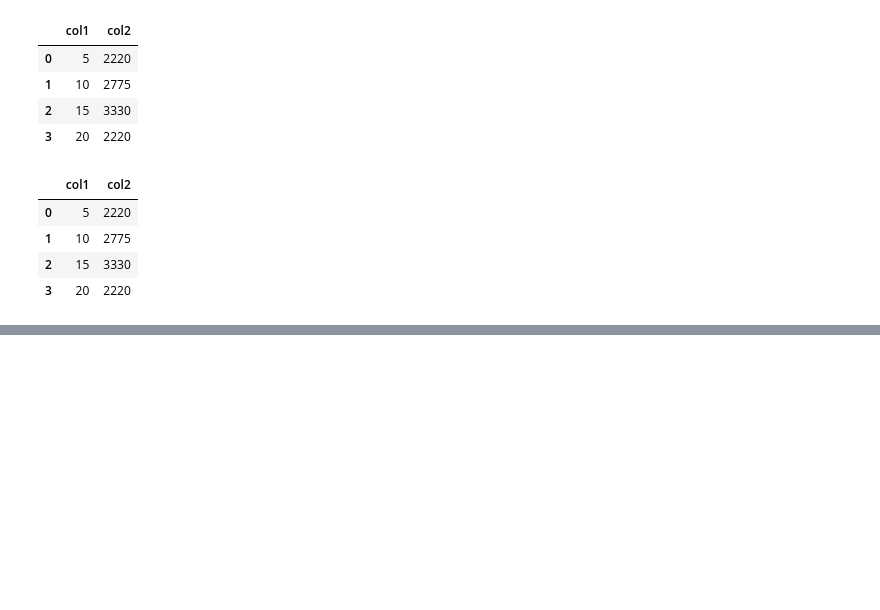
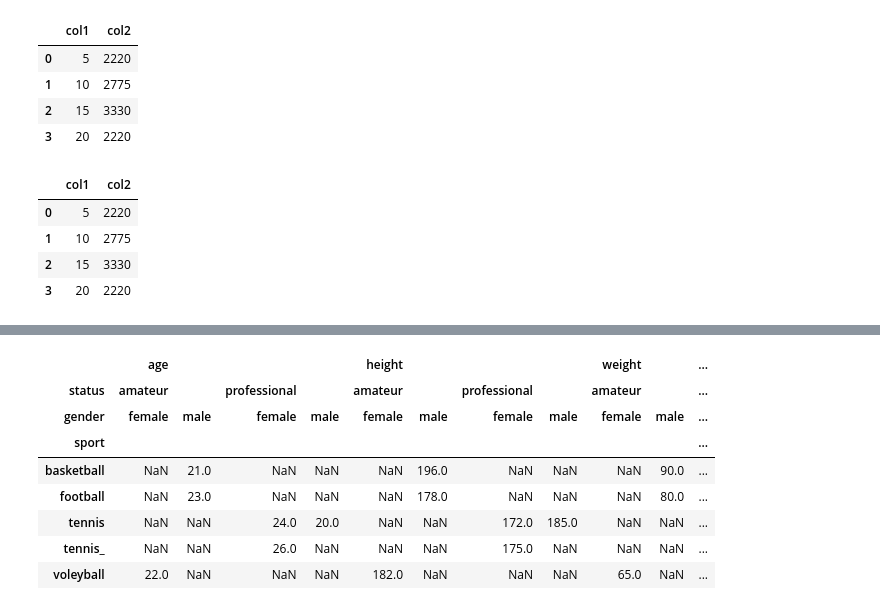
Before and after one commit to bulent-1111/Data_Science, a Jupyter notebook: DE_Pandas_Unterricht_Notebook/05_Pandas_Wiederholt.ipynb, the cells around one changed output, grey strips where cells are left out. Drawn from its saved outputs; the diff is of its cells as text; code cells hidden in the pictures; blank space fills up the shorter version.

```diff
--- a/DE_Pandas_Unterricht_Notebook/05_Pandas_Wiederholt.ipynb
+++ b/DE_Pandas_Unterricht_Notebook/05_Pandas_Wiederholt.ipynb
@@ -1030,0 +1336,10 @@ df_.apply(lambda x : x*5)
+# %%
+data = {'gender':['male', 'female', 'female', 'male', 'female', 'male'],
+        'sport' :['tennis', 'tennis', 'basketball', 'football', 'voleyball', 'basketball'],
+        'age'   :[20, 24, 26, 23, 22, 21],
+        'height':[185, 172, 175, 178, 182, 196],
+        'weight':[83, 58, 62, 80, 65, 90]}
+
+df = pd.DataFrame(data)
+
+df
@@ -1030,0 +1386,3 @@ df_.apply(lambda x : x*5)
+# %%
+df.loc[2, "sport"] = "tennis_"
+df
@@ -1030,0 +1443,8 @@ df_.apply(lambda x : x*5)
+# %%
+df["status"] = ["professional",
+                "professional",
+                "professional",
+                "amateur",
+                "amateur",
+                "amateur"]
+df
@@ -1030,0 +1474,6 @@ df_.apply(lambda x : x*5)
+# %%
+df_ = df.pivot_table(index=['gender', 'sport'],
+                     columns="status",
+                     values=['age','height','weight'],
+                     aggfunc='mean')
+df_
@@ -1030,0 +1524,12 @@ df_.apply(lambda x : x*5)
+# %%
+df_.unstack(level=0)
+# %% [output]
+|  | age |  |  |  | height |  |  |  | weight |  | ... |
+| status | amateur |  | professional |  | amateur |  | professional |  | amateur |  | ... |
+| gender | female | male | female | male | female | male | female | male | female | male | ... |
+| sport |  |  |  |  |  |  |  |  |  |  | ... |
+| basketball | NaN | 21.0 | NaN | NaN | NaN | 196.0 | NaN | NaN | NaN | 90.0 | ... |
+| football | NaN | 23.0 | NaN | NaN | NaN | 178.0 | NaN | NaN | NaN | 80.0 | ... |
+| tennis | NaN | NaN | 24.0 | 20.0 | NaN | NaN | 172.0 | 185.0 | NaN | NaN | ... |
+| tennis_ | NaN | NaN | 26.0 | NaN | NaN | NaN | 175.0 | NaN | NaN | NaN | ... |
+| voleyball | 22.0 | NaN | NaN | NaN | 182.0 | NaN | NaN | NaN | 65.0 | NaN | ... |
```
Also changed, not shown: parts of 53 cells of this notebook, 6 other files.
